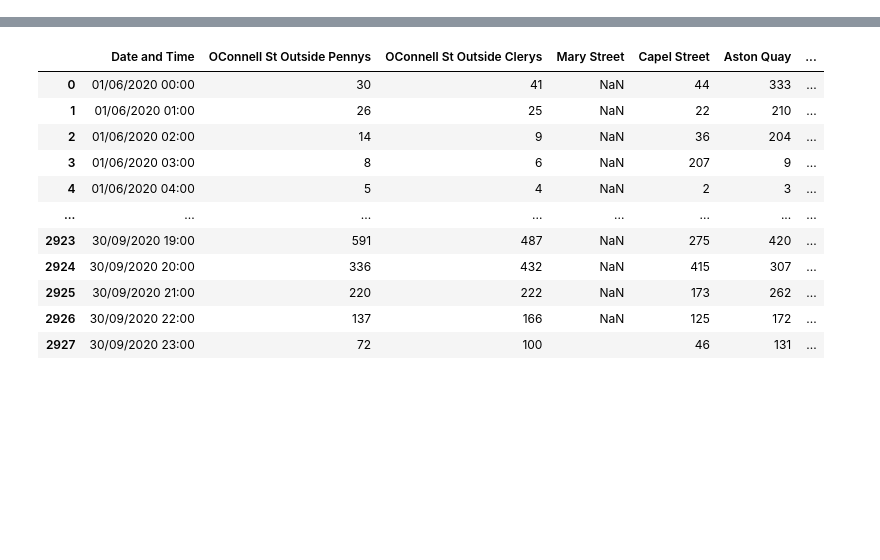
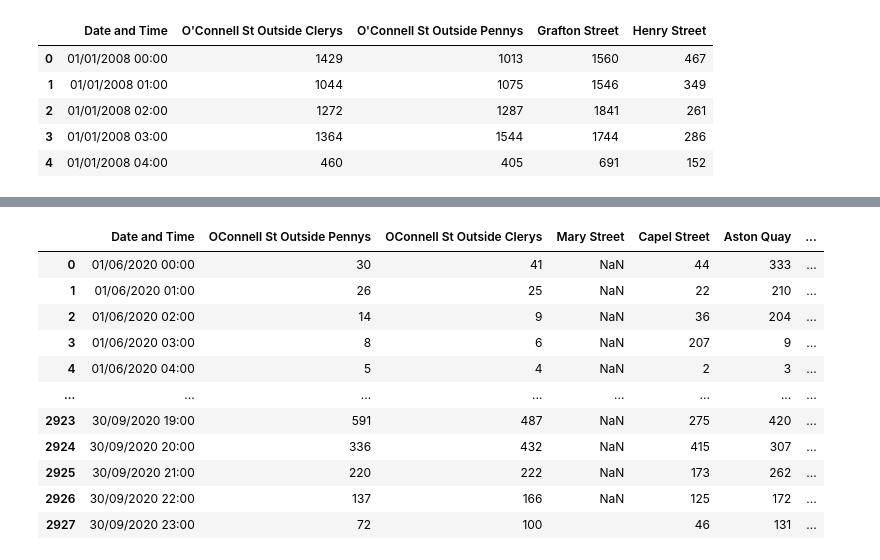
Before and after one commit to teg-lad/data-processing-and-cleaning-assignment, a Jupyter notebook: notebooks/ca273-processing.ipynb, the cells around one changed output, grey strips where cells are left out. Drawn from its saved outputs; the diff is of its cells as text; code cells hidden in the pictures; blank space fills up the shorter version.

```diff
--- a/notebooks/ca273-processing.ipynb
+++ b/notebooks/ca273-processing.ipynb
@@ -2,0 +37,10 @@ import pandas as pd
+# %%
+only_2008 = pd.read_csv("OneDrive/Desktop/A3/2008.csv")
+only_2008.head()
+# %% [output]
+|  | Date and Time | O'Connell St Outside Clerys | O'Connell St Outside Pennys | Grafton Street | Henry Street |
+| 0 | 01/01/2008 00:00 | 1429 | 1013 | 1560 | 467 |
+| 1 | 01/01/2008 01:00 | 1044 | 1075 | 1546 | 349 |
+| 2 | 01/01/2008 02:00 | 1272 | 1287 | 1841 | 261 |
+| 3 | 01/01/2008 03:00 | 1364 | 1544 | 1744 | 286 |
+| 4 | 01/01/2008 04:00 | 460 | 405 | 691 | 152 |
```
Also changed, not shown: parts of 6 cells of this notebook.
